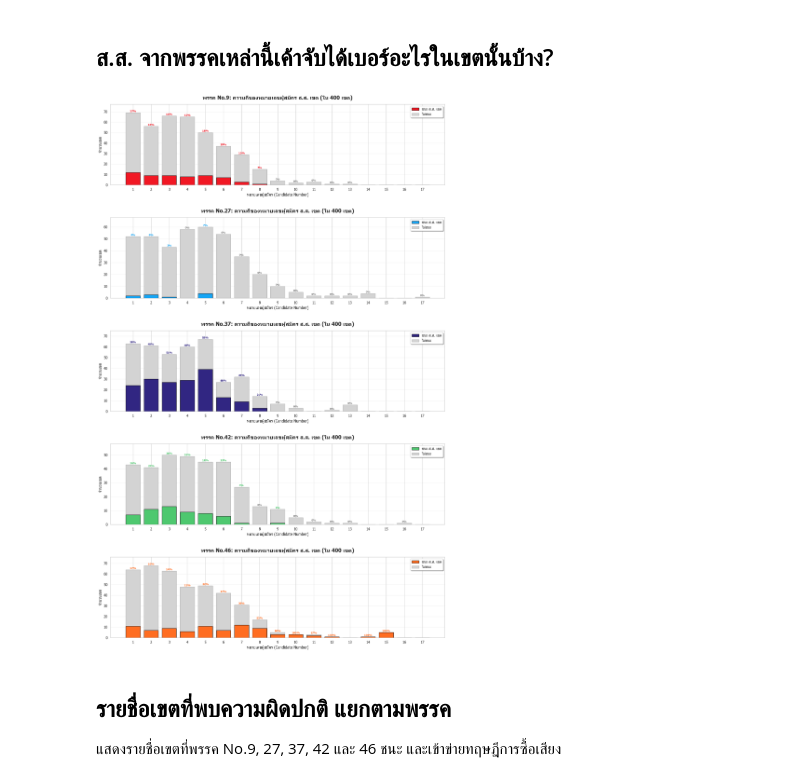
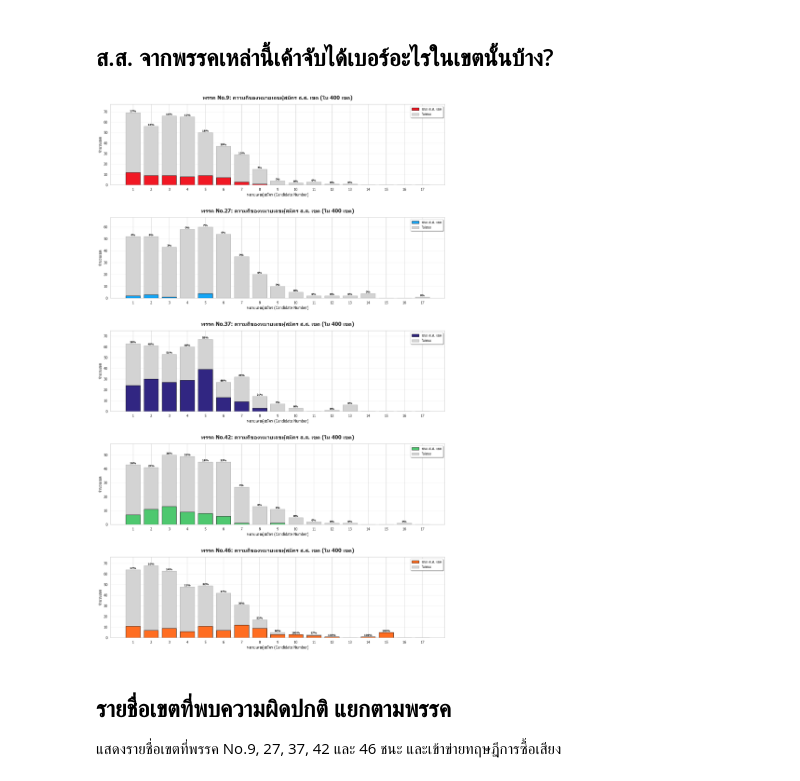
Before and after one commit to sangzn34/election_69_analyzer, a Jupyter notebook: notebooks/vote_buying_analysis.ipynb, the cells around one changed output. Cells and saved outputs as stored; diff of their text form; code cells hidden in the pictures.

```diff
--- a/notebooks/vote_buying_analysis.ipynb
+++ b/notebooks/vote_buying_analysis.ipynb
@@ -376,35 +361,35 @@ for idx, party_id in enumerate(target_ids):
     # นับความถี่แยกตามเบอร์และผลลัพธ์ (ชนะ/ไม่ชนะ)
     win_data = p_sub[p_sub['won'] == True]['number'].value_counts().reindex(num_range, fill_value=0)
     loss_data = p_sub[p_sub['won'] == False]['number'].value_counts().reindex(num_range, fill_value=0)
     total_data = win_data + loss_data
     p_color = party_meta.get(party_id, {}).get('color', 'gray')
     p_name = party_meta.get(party_id, {}).get('name', party_id)
 
     # วาด Bar Chart แบบซ้อน (Stacked)
     ax.bar(num_range, win_data, color=p_color, edgecolor='black', label='ชนะ ส.ส. เขต', zorder=3)
     ax.bar(num_range, loss_data, bottom=win_data, color='lightgray', edgecolor='#aaaaaa', label='ไม่ชนะ', linewidth=1, zorder=2)
 
     # เพิ่มตัวเลขเปอร์เซ็นต์การชนะ
     for i in num_range:
         total = total_data[i]
         if total > 0:
             wins = win_data[i]
             perc = (wins / total) * 100
             # วางข้อความบนยอดกราฟ
-            ax.text(i, total + 0.2, f"{perc:.0f}%", ha='center', va='bottom', fontsize=8, fontweight='bold', color=p_color if perc > 0 else 'gray')
+            ax.text(i, total + 0.2, f"{perc:.0f}%", ha='center', va='bottom', fontsize=8, fontweight='bold', color='black')
 
     ax.set_title(f"พรรค {p_name}: ความถี่ของหมายเลขผู้สมัคร ส.ส. เขต (ใน 400 เขต)", fontsize=16, fontweight='bold', pad=15)
     ax.set_xlabel("หมายเลขผู้สมัคร (Candidate Number)", fontsize=12)
     ax.set_ylabel("จำนวนเขต", fontsize=12)
     ax.set_xticks(num_range)
     ax.set_ylim(0, max((total_data).max() + 8, 10))
     ax.legend(frameon=True, shadow=True)
     ax.grid(axis='y', alpha=0.3)
 
 plt.tight_layout(pad=3.0)
 plt.show()
 # %% [output]
-[figure, old version]
+[figure, new version]
 # %% [markdown]
 ## รายชื่อเขตที่พบความผิดปกติ แยกตามพรรค
 แสดงรายชื่อเขตที่พรรค No.9, 27, 37, 42 และ 46 ชนะ และเข้าข่ายทฤษฎีการซื้อเสียง
```
Also changed, not shown: parts of 3 cells of this notebook.
